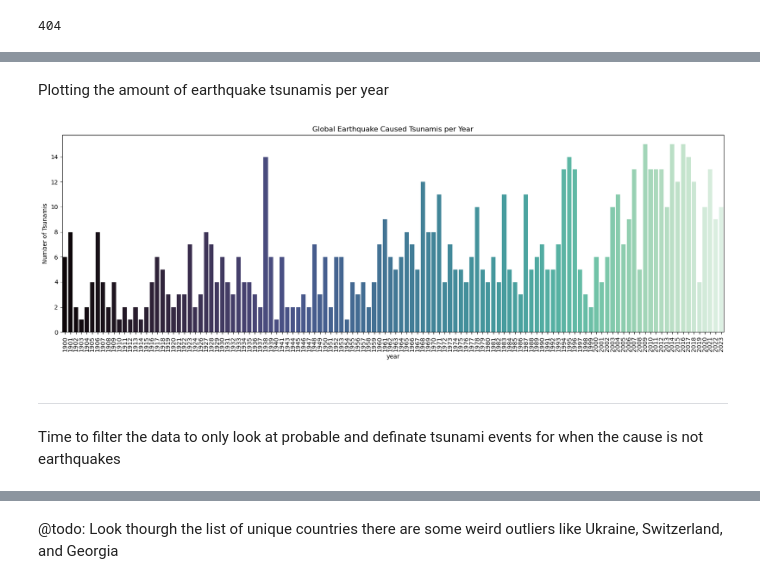
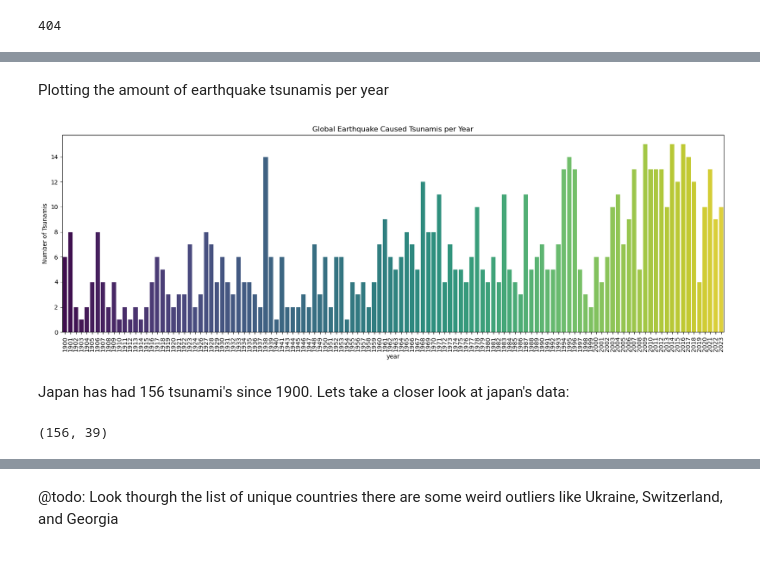
Before and after one commit to risk200/Global-Tsunamis, a Jupyter notebook: Global Tsunamis 1900 to 2023.ipynb, the cells around one changed output, grey strips where cells are left out. Saved outputs shown, nothing was run; the diff lists cells and outputs as text; code cells hidden in the pictures.

```diff
--- a/Global Tsunamis 1900 to 2023.ipynb
+++ b/Global Tsunamis 1900 to 2023.ipynb
@@ -13,5 +16,5 @@ pd.set_option('display.max_columns', None)
 # %%
-tsunami = pd.read_csv('tsunamis-2023-11-11_17-43-29_-0400.tsv', delimiter='\t')
+tsunami = pd.read_csv(r'G:\Pictures\Misc\Data Analytics\Random Projects\NOSS Tsunami\tsunamis-2023-11-11_17-43-29_-0400.tsv', delimiter='\t')
 # %%
 tsunami.info()
 # %% [output]
@@ -54,0 +77,2 @@ Next make the year, month, day, event validity, cause code, and number of runups
+# %%
+tsunami.rename(mapper = {'Mo':'Month','Dy':'Day'}, axis = 1, inplace = True)
@@ -55,7 +81,6 @@ Next make the year, month, day, event validity, cause code, and number of runups
 # %%
-column = ['Year', 'Mo', 'Dy', 'Tsunami Event Validity', 'Tsunami Cause Code','Number of Runups']
+column = ['Year', 'Month', 'Day', 'Tsunami Event Validity', 'Tsunami Cause Code','Number of Runups']
 for col in column:
-    tsunami[col].replace([np.inf, -np.inf], np.nan, inplace=True)
     tsunami[col].fillna(-1000, inplace=True)
     tsunami[col] = tsunami[col].astype(int)
     tsunami[col].replace(-1000, np.nan, inplace=True)
@@ -114,0 +131,2 @@ the validity codes are the following:<br>
+# %%
+tsunami['Country'] = tsunami['Country'].str.lower()
@@ -296,11 +371,11 @@ agg_data1
-# %% [markdown]
-Plotting the amount of earthquake tsunamis per year
+# %% [markdown]
+Plotting the amount of earthquake tsunamis per year
 # %%
 plt.figure(figsize=(20, 6))
-sns.barplot(x='year',y='num_tsunami',data = agg_data1, palette = 'mako' )
+sns.barplot(x='year',y='num_tsunami',data = agg_data1, palette = pal )
 plt.xticks(rotation=90, ha='center')
 plt.ylabel("Number of Tsunamis")
 plt.title('Global Earthquake Caused Tsunamis per Year')
 plt.show()
 # %% [output]
-[figure, old version]
+[figure, new version]
@@ -310,3 +381,0 @@ plt.show()
-# %% [markdown]
-____
-Time to filter the data to only look at probable and definate tsunami events for when the cause is not earthquakes
@@ -314,0 +382,2 @@ non_earth = tsunami[(tsunami['Tsunami Event Validity'] >= 3) & (tsunami['Tsunami
+# %% [markdown]
+Japan has had 156 tsunami's since 1900. Lets take a closer look at japan's data:
@@ -314,0 +386,4 @@ non_earth = tsunami[(tsunami['Tsunami Event Validity'] >= 3) & (tsunami['Tsunami
+# %%
+japan.shape
+# %% [output]
+(156, 39)
```
Also changed, not shown: parts of 76 cells of this notebook.
